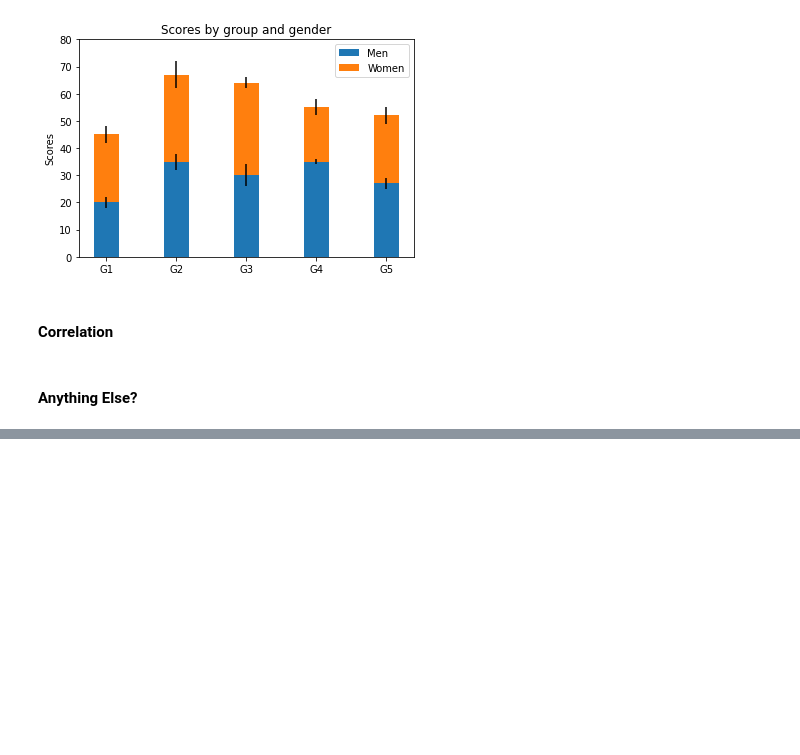
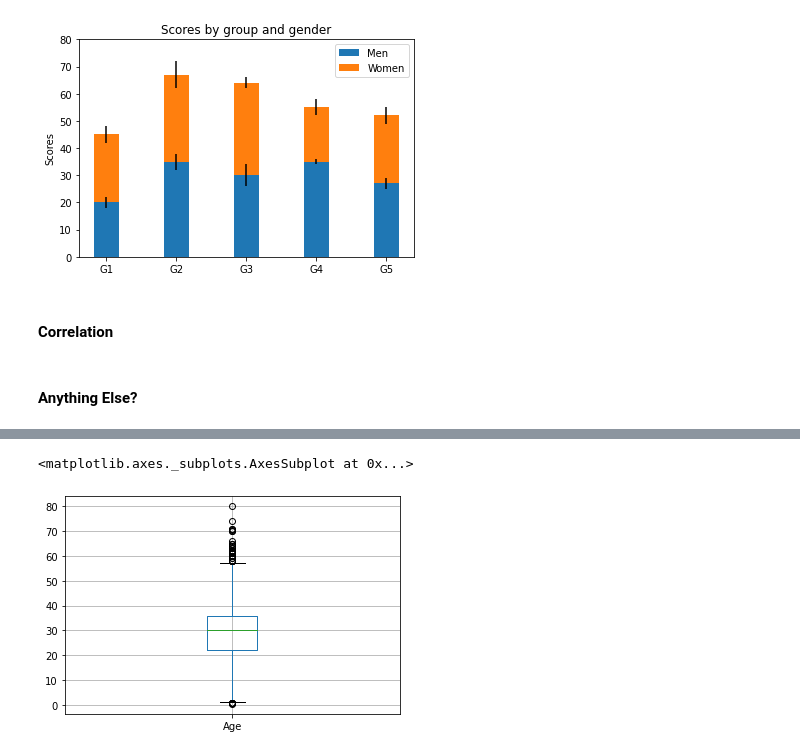
Before and after one commit to ryanlonergan/titanic, a Jupyter notebook: EDA_Cleaning_FeatureEngineering.ipynb, the cells around one changed output, grey strips where cells are left out. Saved outputs shown, nothing was run; the diff lists cells and outputs as text; code cells hidden in the pictures; blank space fills up the shorter version.

```diff
--- a/EDA_Cleaning_FeatureEngineering.ipynb
+++ b/EDA_Cleaning_FeatureEngineering.ipynb
@@ -1046,0 +1097,5 @@ plt.show()
+# %%
+train_c[['Age']].boxplot()
+# %% [output]
+<matplotlib.axes._subplots.AxesSubplot at 0x...>
+[figure, added]
```
Also changed, not shown: parts of 4 cells of this notebook.
